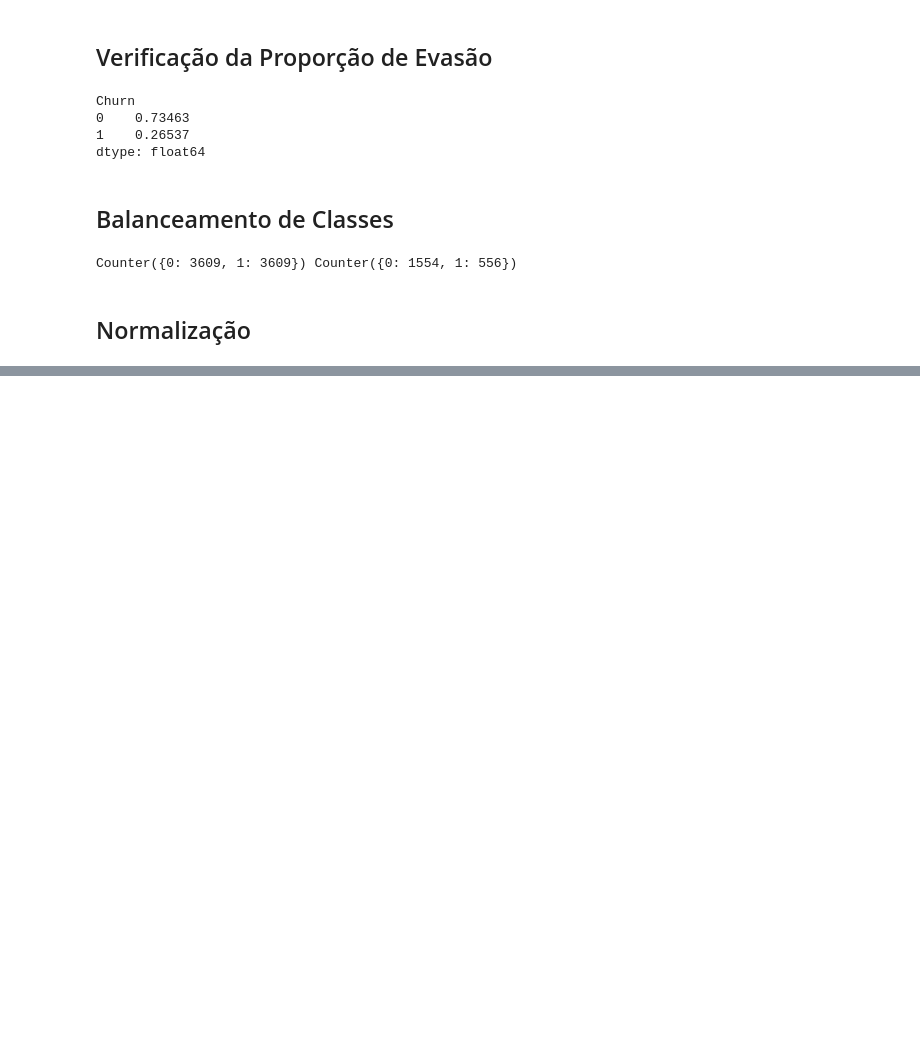
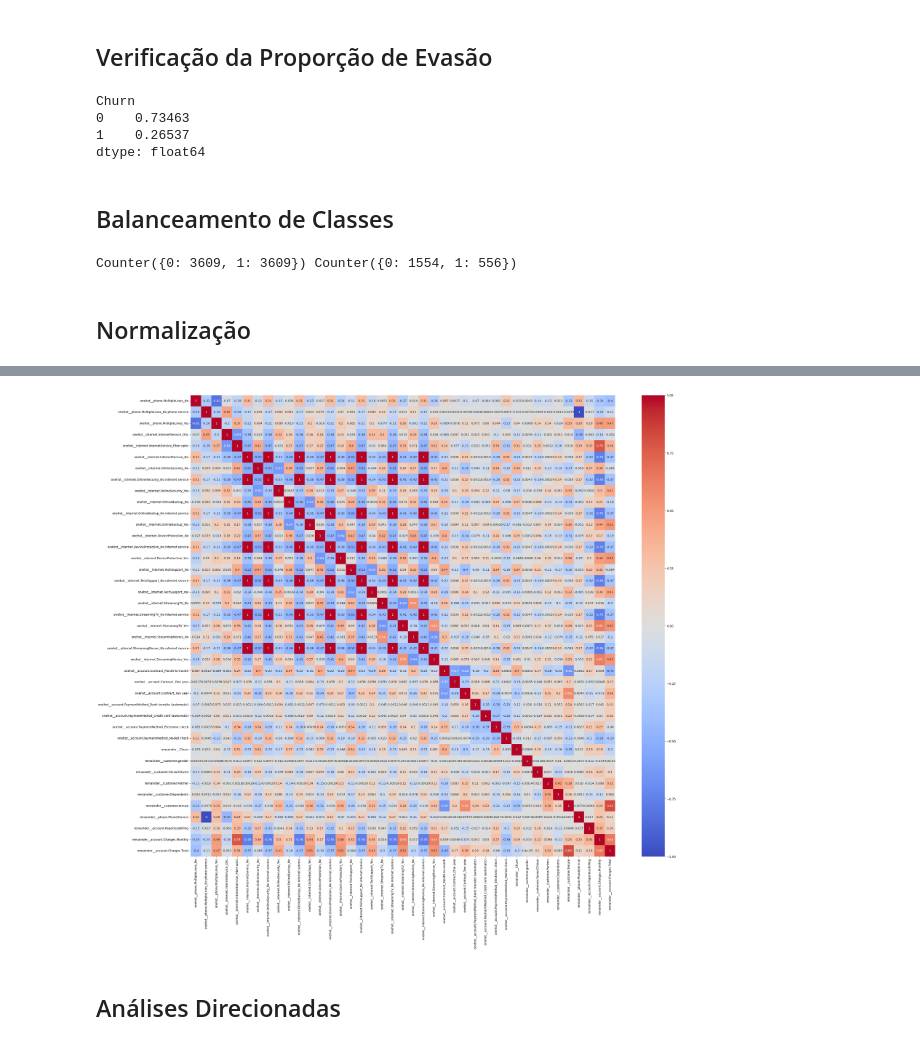
Before and after one commit to isenf/telecomx2, a Jupyter notebook: TelecomX_2.0.ipynb, the cells around one changed output, grey strips where cells are left out. Cells and saved outputs as stored; diff of their text form; code cells hidden in the pictures; blank space fills up the shorter version.

```diff
--- a/TelecomX_2.0.ipynb
+++ b/TelecomX_2.0.ipynb
@@ -208,0 +213,3 @@ df_test_scaled[numerical_cols] = scaler.transform(df_test_scaled[numerical_cols]
+# %%
+corr_matriz = df_final.corr()
+corr_matriz
@@ -208,0 +238,8 @@ df_test_scaled[numerical_cols] = scaler.transform(df_test_scaled[numerical_cols]
+# %%
+plt.figure(figsize=(32, 28))
+sns.heatmap(corr_matriz, annot=True, cmap='coolwarm')
+plt.show()
+# %% [output]
+[figure, added]
+# %% [markdown]
+## Análises Direcionadas
```
Also changed, not shown: parts of 6 cells of this notebook.
